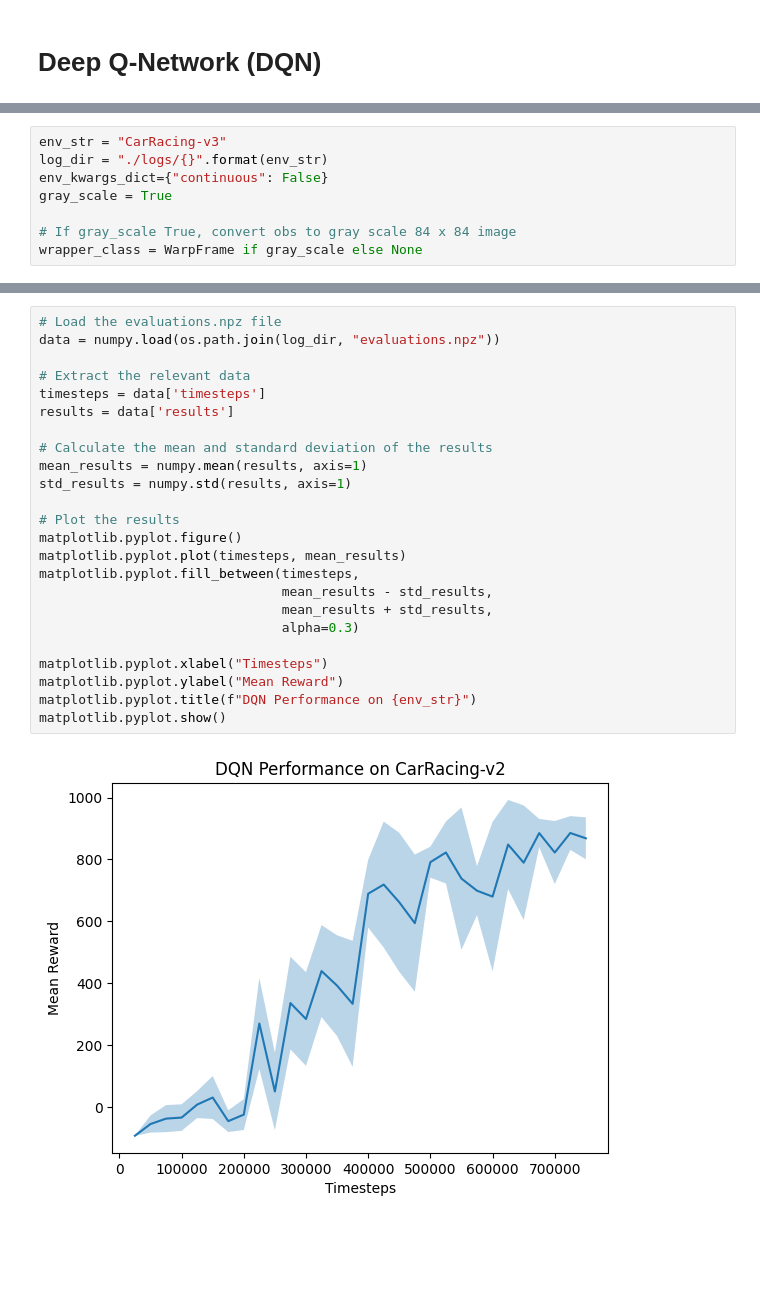
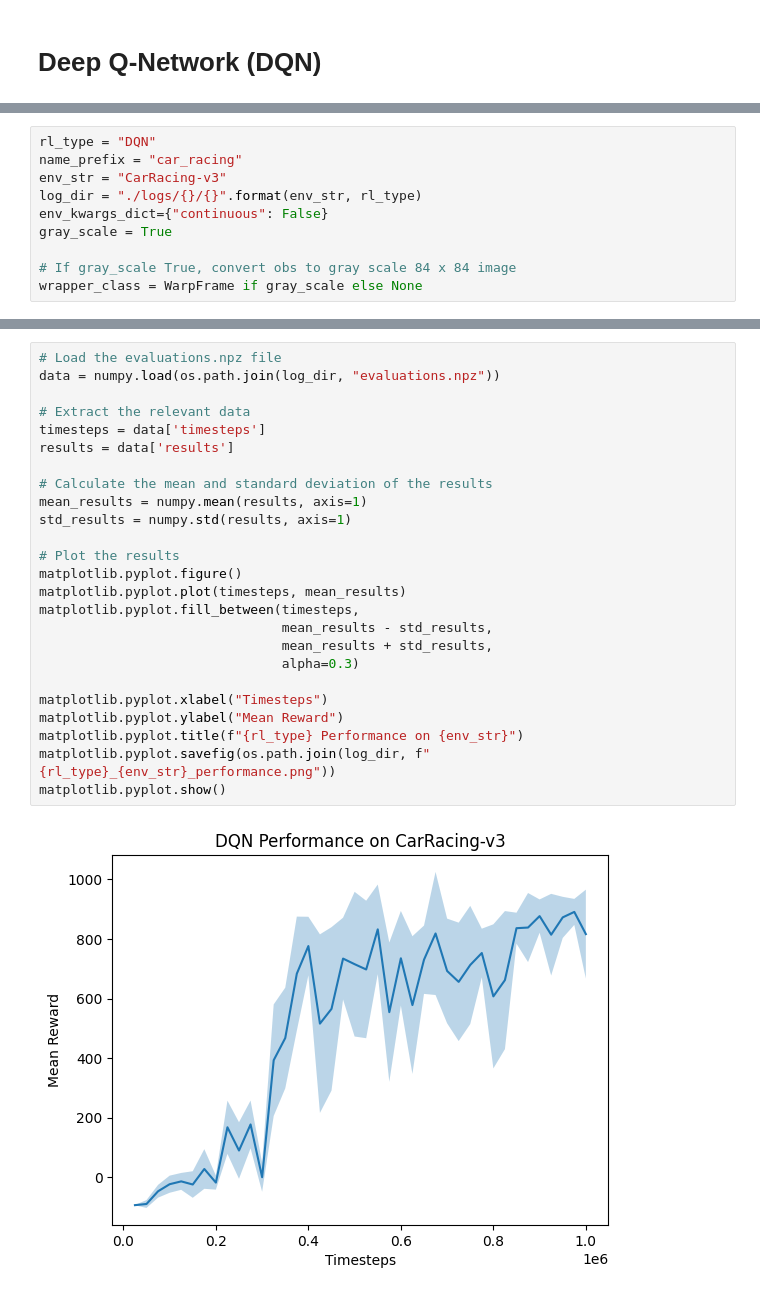
Before and after one commit to kuds/rl-car-racing, a Jupyter notebook: [Car Racing] Deep Q-Network (DQN).ipynb, the cells around one changed output, grey strips where cells are left out. Saved outputs shown, nothing was run; the diff lists cells and outputs as text; blank space fills up the shorter version.

```diff
--- a/[Car Racing] Deep Q-Network (DQN).ipynb
+++ b/[Car Racing] Deep Q-Network (DQN).ipynb
@@ -69,4 +76,14 @@ Stable Baselines3 Version: 2.4.0
 IPython Version: 7.34.0
+# %%
+rl_type = "DQN"
+name_prefix = "car_racing"
+env_str = "CarRacing-v3"
+log_dir = "./logs/{}/{}".format(env_str, rl_type)
+env_kwargs_dict={"continuous": False}
+gray_scale = True
+
+# If gray_scale True, convert obs to gray scale 84 x 84 image
+wrapper_class = WarpFrame if gray_scale else None
 # %%
 env = gymnasium.make('CarRacing-v3', continuous=False)
 print("Observation Space Size: ", env.observation_space)
@@ -78,11 +101,3 @@ Action Space Size:  Discrete(5)
-# %%
-env_str = "CarRacing-v3"
-log_dir = "./logs/{}".format(env_str)
-env_kwargs_dict={"continuous": False}
-gray_scale = True
-
-# If gray_scale True, convert obs to gray scale 84 x 84 image
-wrapper_class = WarpFrame if gray_scale else None
 # %%
 # Create Training CarRacing environment
 env = make_vec_env(env_str,
@@ -174,26 +224,27 @@ Moviepy - video ready /content/videos/best_model_car_racing_dqn-step-0-to-step-1
 # %%
 # Load the evaluations.npz file
 data = numpy.load(os.path.join(log_dir, "evaluations.npz"))
 
 # Extract the relevant data
 timesteps = data['timesteps']
 results = data['results']
 
 # Calculate the mean and standard deviation of the results
 mean_results = numpy.mean(results, axis=1)
 std_results = numpy.std(results, axis=1)
 
 # Plot the results
 matplotlib.pyplot.figure()
 matplotlib.pyplot.plot(timesteps, mean_results)
 matplotlib.pyplot.fill_between(timesteps,
                                mean_results - std_results,
                                mean_results + std_results,
                                alpha=0.3)
 
 matplotlib.pyplot.xlabel("Timesteps")
 matplotlib.pyplot.ylabel("Mean Reward")
-matplotlib.pyplot.title(f"DQN Performance on {env_str}")
+matplotlib.pyplot.title(f"{rl_type} Performance on {env_str}")
+matplotlib.pyplot.savefig(os.path.join(log_dir, f"{rl_type}_{env_str}_performance.png"))
 matplotlib.pyplot.show()
 # %% [output]
-[figure, old version]
+[figure, new version]
```
Also changed, not shown: parts of 10 cells of this notebook.
